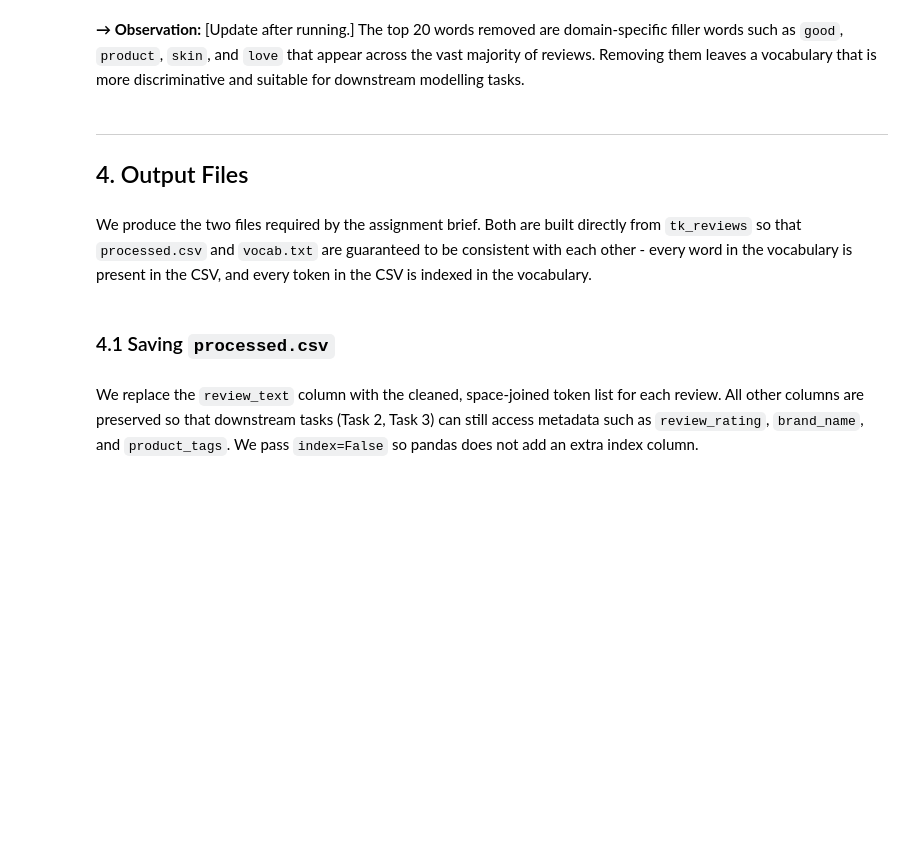
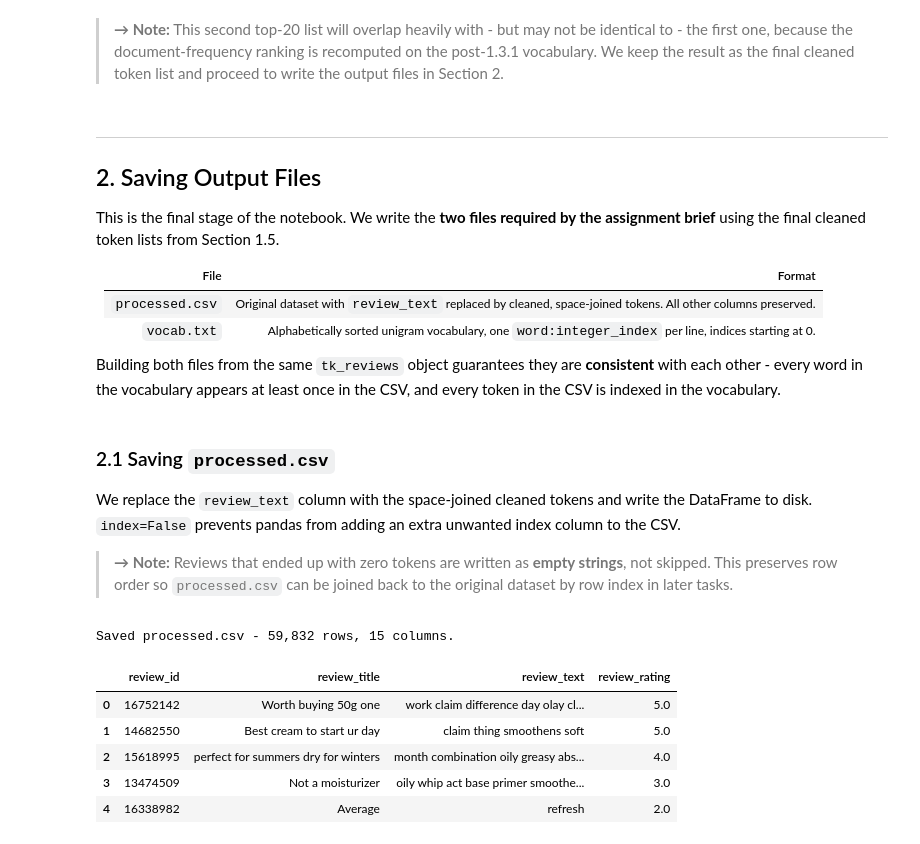
Before and after one commit to namnguyen20999/NLP-Web-based-Data-Application, a Jupyter notebook: notebooks/task1.ipynb, the cells around one changed output. Drawn from its saved outputs; the diff is of its cells as text; code cells hidden in the pictures; blank space fills up the shorter version.

```diff
--- a/notebooks/task1.ipynb
+++ b/notebooks/task1.ipynb
@@ -1298,28 +2072,46 @@ stats_print(tk_reviews)
 # %% [markdown]
-<b>&#8594; Observation:</b> [Update after running.] The top 20 words removed are
-domain-specific filler words such as `good`, `product`, `skin`, and `love` that appear
-across the vast majority of reviews. Removing them leaves a vocabulary that is more
-discriminative and suitable for downstream modelling tasks.
+> **&#8594; Note:** This second top-20 list will overlap heavily with - but may not
+> be identical to - the first one, because the document-frequency ranking is recomputed
+> on the post-1.3.1 vocabulary. We keep the result as the final cleaned token list and
+> proceed to write the output files in Section 2.
 # %% [markdown]
 ---
-## 4. Output Files
-#
-We produce the two files required by the assignment brief. Both are built directly
-from `tk_reviews` so that `processed.csv` and `vocab.txt` are guaranteed to be
-consistent with each other - every word in the vocabulary is present in the CSV,
-and every token in the CSV is indexed in the vocabulary.
+## 2. Saving Output Files
+
+This is the final stage of the notebook. We write the **two files required by the
+assignment brief** using the final cleaned token lists from Section 1.5.
+
+| File | Format |
+|---|---|
+| `processed.csv` | Original dataset with `review_text` replaced by cleaned, space-joined tokens. All other columns preserved. |
+| `vocab.txt` | Alphabetically sorted unigram vocabulary, one `word:integer_index` per line, indices starting at 0. |
+
+Building both files from the same `tk_reviews` object guarantees they are **consistent**
+with each other - every word in the vocabulary appears at least once in the CSV, and
+every token in the CSV is indexed in the vocabulary.
 # %% [markdown]
-### 4.1 Saving `processed.csv`
-#
-We replace the `review_text` column with the cleaned, space-joined token list for
-each review. All other columns are preserved so that downstream tasks (Task 2, Task 3)
-can still access metadata such as `review_rating`, `brand_name`, and `product_tags`.
-We pass `index=False` so pandas does not add an extra index column.
+### 2.1 Saving `processed.csv`
+
+We replace the `review_text` column with the space-joined cleaned tokens and write the
+DataFrame to disk. `index=False` prevents pandas from adding an extra unwanted index
+column to the CSV.
+
+> **&#8594; Note:** Reviews that ended up with zero tokens are written as **empty
+> strings**, not skipped. This preserves row order so `processed.csv` can be joined
+> back to the original dataset by row index in later tasks.
 # %%
 processed_df = raw_reviews_df.copy()
 processed_df["review_text"] = [" ".join(r) for r in tk_reviews]
-processed_df.to_csv("../outputs/processed.csv", index=False)
+processed_df.to_csv("processed.csv", index=False)
 
 print(f"Saved processed.csv - {len(processed_df):,} rows, {processed_df.shape[1]} columns.")
 processed_df[["review_id", "review_title", "review_text", "review_rating"]].head()
+# %% [output]
+Saved processed.csv - 59,832 rows, 15 columns.
+|  | review_id | review_title | review_text | review_rating |
+| 0 | 16752142 | Worth buying 50g one | work claim difference day olay cl... | 5.0 |
+| 1 | 14682550 | Best cream to start ur day | claim thing smoothens soft | 5.0 |
+| 2 | 15618995 | perfect for summers dry for winters | month combination oily greasy abs... | 4.0 |
+| 3 | 13474509 | Not a moisturizer | oily whip act base primer smoothe... | 3.0 |
+| 4 | 16338982 | Average | refresh | 2.0 |
 # %% [markdown]
```
Also changed, not shown: parts of 129 cells of this notebook.
